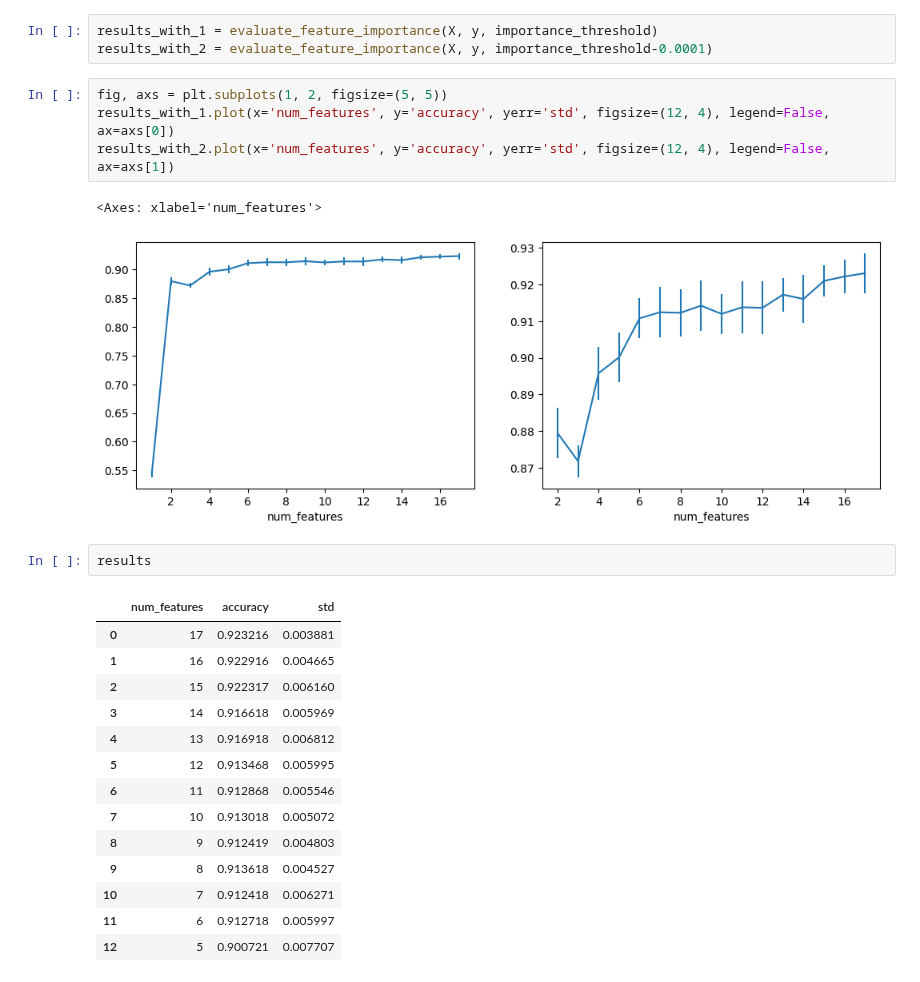
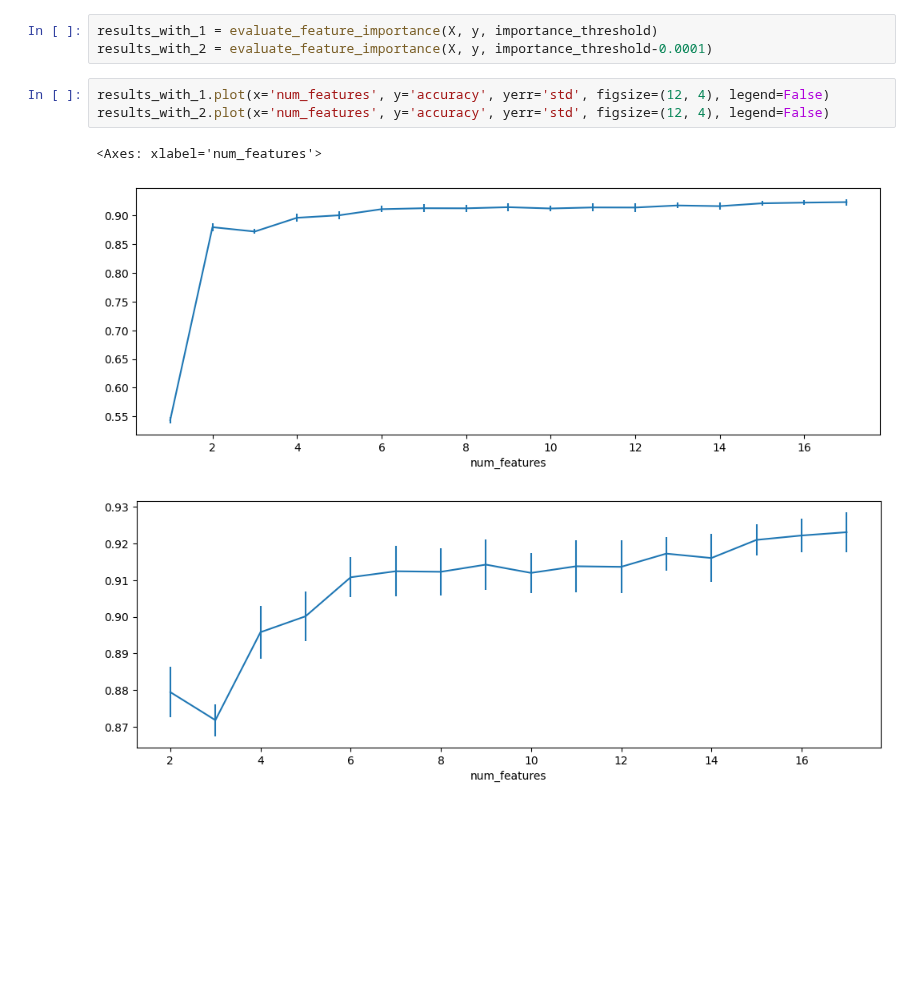
Before and after one commit to tomaszzywicki/Dry-Bean-Classification, a Jupyter notebook: notebooks/data_pereparation2.ipynb, the cells around one changed output. Drawn from its saved outputs; the diff is of its cells as text; blank space fills up the shorter version.

```diff
--- a/notebooks/data_pereparation2.ipynb
+++ b/notebooks/data_pereparation2.ipynb
@@ -78,26 +78,9 @@ def evaluate_feature_importance(X, y, importance_threshold):
 results_with_1 = evaluate_feature_importance(X, y, importance_threshold)
 results_with_2 = evaluate_feature_importance(X, y, importance_threshold-0.0001)
 # %%
-fig, axs = plt.subplots(1, 2, figsize=(5, 5))
-results_with_1.plot(x='num_features', y='accuracy', yerr='std', figsize=(12, 4), legend=False, ax=axs[0])
-results_with_2.plot(x='num_features', y='accuracy', yerr='std', figsize=(12, 4), legend=False, ax=axs[1])
+results_with_1.plot(x='num_features', y='accuracy', yerr='std', figsize=(12, 4), legend=False)
+results_with_2.plot(x='num_features', y='accuracy', yerr='std', figsize=(12, 4), legend=False)
 # %% [output]
 <Axes: xlabel='num_features'>
-[figure, old version]
+[figure, new version]
+[figure, added]
-# %%
-results
-# %% [output]
-|  | num_features | accuracy | std |
-| 0 | 17 | 0.923216 | 0.003881 |
-| 1 | 16 | 0.922916 | 0.004665 |
-| 2 | 15 | 0.922317 | 0.006160 |
-| 3 | 14 | 0.916618 | 0.005969 |
-| 4 | 13 | 0.916918 | 0.006812 |
-| 5 | 12 | 0.913468 | 0.005995 |
-| 6 | 11 | 0.912868 | 0.005546 |
-| 7 | 10 | 0.913018 | 0.005072 |
-| 8 | 9 | 0.912419 | 0.004803 |
-| 9 | 8 | 0.913618 | 0.004527 |
-| 10 | 7 | 0.912418 | 0.006271 |
-| 11 | 6 | 0.912718 | 0.005997 |
-| 12 | 5 | 0.900721 | 0.007707 |
```
Also changed, not shown: parts of 10 cells of this notebook.
